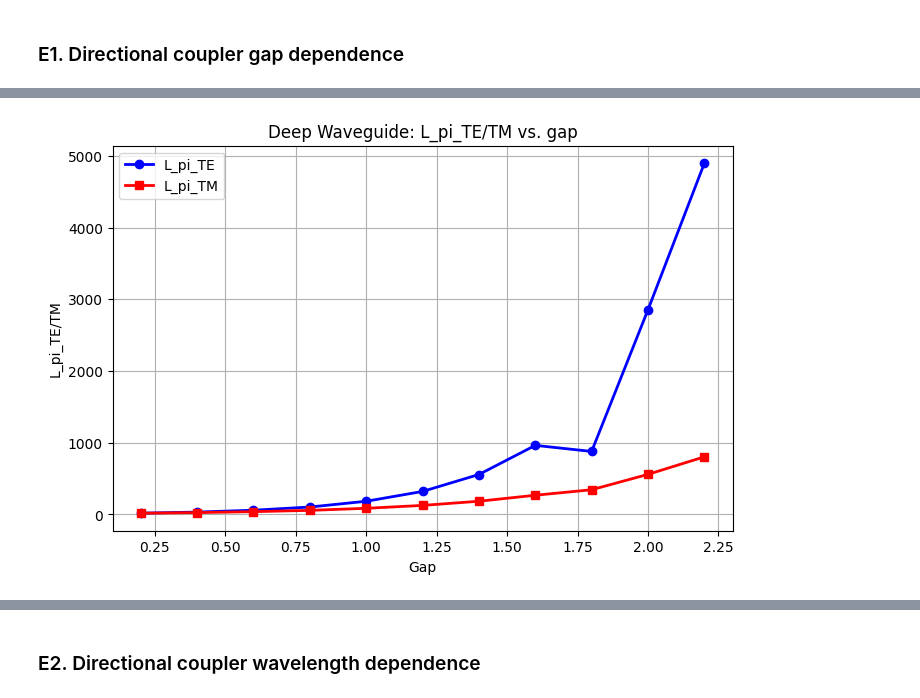
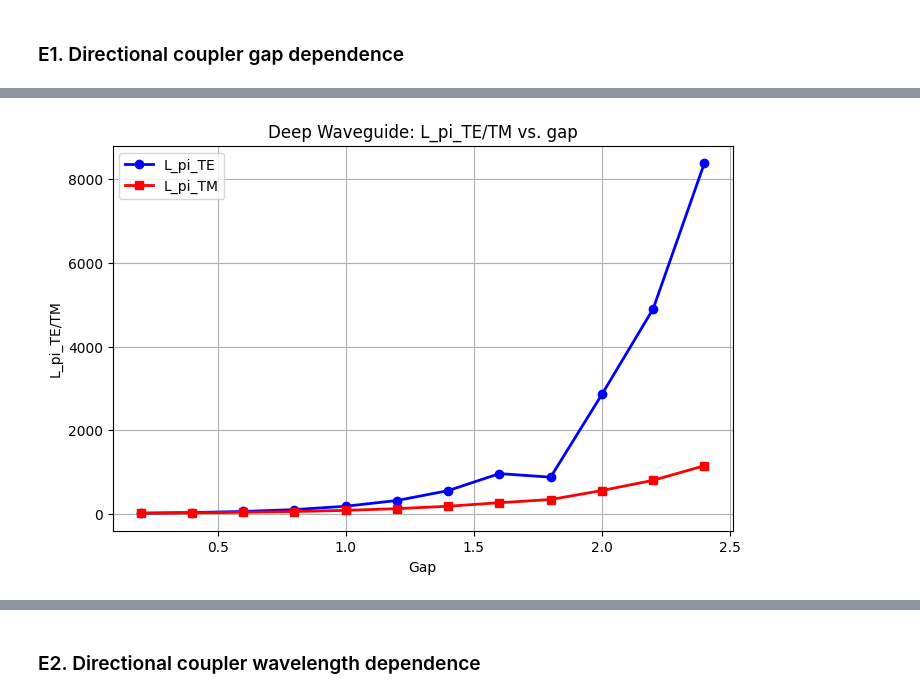
Before and after one commit to claudiaquiles/cifoin-lab2, a Jupyter notebook: COUPLERS_Student.ipynb, the cells around one changed output, grey strips where cells are left out. Cells and saved outputs as stored; diff of their text form; code cells hidden in the pictures.

```diff
--- a/COUPLERS_Student.ipynb
+++ b/COUPLERS_Student.ipynb
@@ -831,7 +812,7 @@ Ratio over OUTs ['0.2440', '0.2560', '0.2560', '0.2440']
 gap_to_simulate = 600 * nm # STUDENT. You can manually change the gap
                             # or you can sweep the parameter using a Python for loop.
 
-gap_range = np.arange(0.2, 2.4, 0.2)
+gap_range = np.arange(0.2, 2.6, 0.2)
 wavelength = 1550 * nm
 
 
@@ -887,4 +868,4 @@ plt.show()
-[figure, old version]
+[figure, new version]
 # %%
 #shallow waveguide
 
```
Also changed, not shown: parts of 22 cells of this notebook.
